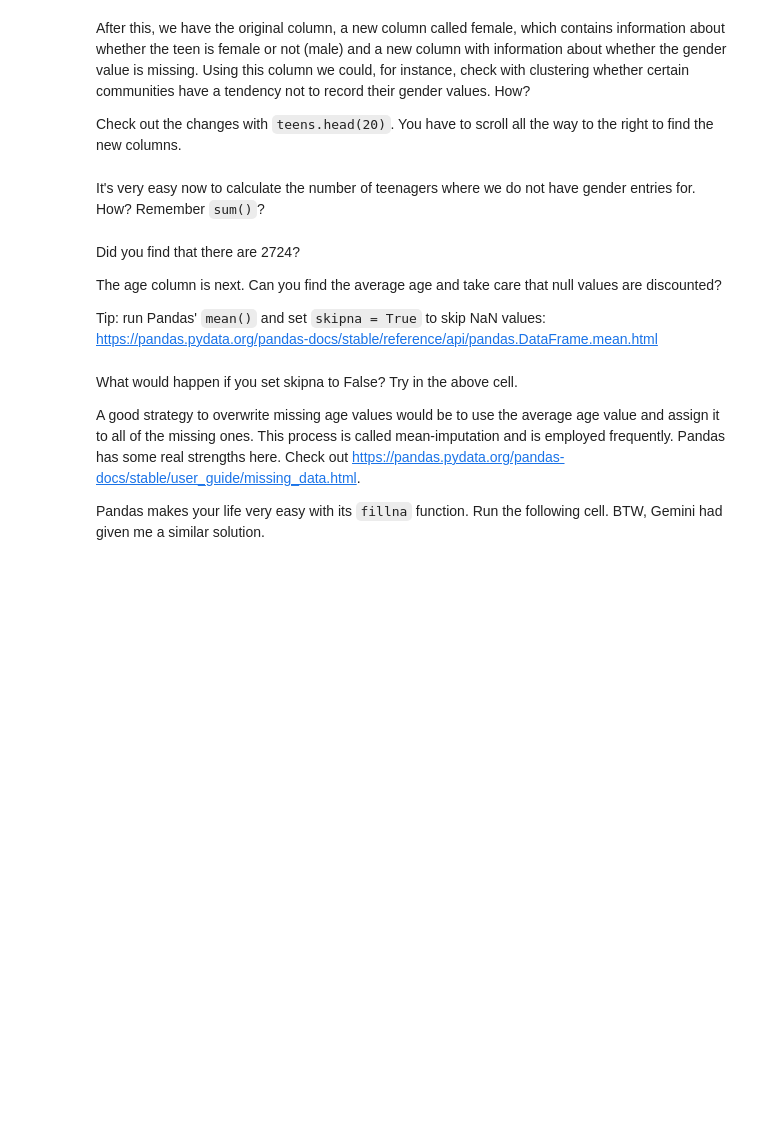
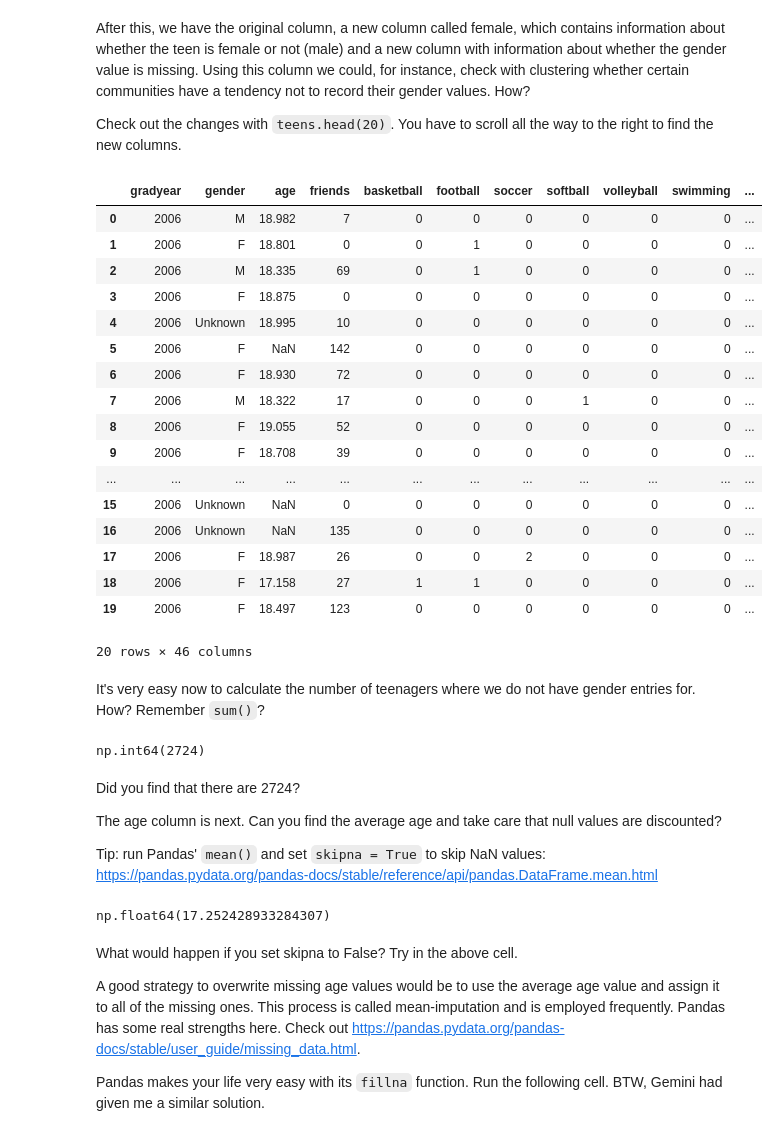
Before and after one commit to onni-Q/lecture_notebooks, a Jupyter notebook: Week3_Lecture.ipynb, the cells around one changed output. Cells and saved outputs as stored; diff of their text form; code cells hidden in the pictures; blank space fills up the shorter version.

````diff
--- a/Week3_Lecture.ipynb
+++ b/Week3_Lecture.ipynb
@@ -502,14 +919,21 @@ The next step in our data-cleaning process is to replace NaN values. One common
 Let's start with the gender and replace null values by creating new columns for male and females. Please note that many datasets assume a binary division of gender, which is wrong. But we are only practicing here.
 
 To this end, we first create a new column to record all the female teenagers. Create a new column 'female' that is set to 1 if the teenager is female and 0 otherwise. Run `teens.loc[(teens['gender'] == 'F') & (teens['gender'].notna()), 'female'] = 1` to set the female column to 1 for females. `notna()` selects all rows that are not NaN. Pandas has many such functions, which you do not all need to remember. This is what you have your favourite chatbot for.
+# %%
+teens.loc[(teens['gender'] == 'F') & (teens['gender'].notna()), 'female'] = 1
 # %% [markdown]
 Can you set the female column to 0 for males? You just need to change one letter ...
+# %%
+teens.loc[(teens['gender'] == 'M') & (teens['gender'].notna()), 'male'] = 1
 # %% [markdown]
 Next we will create another column for the null values in gender we want to call no_gender. Set this to 1 if no gender is recorded and otherwise to 0.
 
 This process is called dummy-coding and is typical to machine learning: https://en.wikipedia.org/wiki/Dummy_variable_(statistics). A dummy variable is a numerical variable used in the analysis to represent subgroups - in our case males, females and others. In research design, a dummy variable is often used to distinguish different groups to address them differently. By creating a separate column per gender entry, we can compute clusters for separate gender communities.
 
 Check out dummy-coding on the web. Can you find easier ways to do this in Pandas? Let's ask Gemini "What is dummy coding and how do I dummy-code teens['gender']".
+# %%
+gender_dummies = pd.get_dummies(teens['gender'], prefix='gender')
+teens = pd.concat([teens, gender_dummies], axis=1)
 # %% [markdown]
 If `pd.get_dummies(teens, columns=['gender'])` is run, it will create `gender_F`, `gender_M` (and potentially `gender_NaN` if `dummy_na=True`). The manual steps create female (1 for F, 0 for M) and no_gender. The approaches are thus slightly different but achieve similar goals. The manual approach requires filling NaNs in the 'female' column for those that are 'no_gender'.
 
@@ -518,18 +942,50 @@ We continue with our own manual approach and run:
 teens.loc[teens['gender'].notna(), 'no_gender'] = 0
 teens.loc[teens['gender'].isna(), 'no_gender'] = 1
 ```
+# %%
+teens.loc[teens['gender'].notna(), 'no_gender'] = 0
+teens.loc[teens['gender'].isna(), 'no_gender'] = 1
 # %% [markdown]
 After this, we have the original column, a new column called female, which contains information about whether the teen is female or not (male) and a new column with information about whether the gender value is missing. Using this column we could, for instance, check with clustering whether certain communities have a tendency not to record their gender values. How?
 
 Check out the changes with `teens.head(20)`. You have to scroll all the way to the right to find the new columns.
+# %%
+teens.head(20)
+# %% [output]
+|  | gradyear | gender | age | friends | basketball | football | soccer | softball | volleyball | swimming | ... |
+| 0 | 2006 | M | 18.982 | 7 | 0 | 0 | 0 | 0 | 0 | 0 | ... |
+| 1 | 2006 | F | 18.801 | 0 | 0 | 1 | 0 | 0 | 0 | 0 | ... |
+| 2 | 2006 | M | 18.335 | 69 | 0 | 1 | 0 | 0 | 0 | 0 | ... |
+| 3 | 2006 | F | 18.875 | 0 | 0 | 0 | 0 | 0 | 0 | 0 | ... |
+| 4 | 2006 | Unknown | 18.995 | 10 | 0 | 0 | 0 | 0 | 0 | 0 | ... |
+| 5 | 2006 | F | NaN | 142 | 0 | 0 | 0 | 0 | 0 | 0 | ... |
+| 6 | 2006 | F | 18.930 | 72 | 0 | 0 | 0 | 0 | 0 | 0 | ... |
+| 7 | 2006 | M | 18.322 | 17 | 0 | 0 | 0 | 1 | 0 | 0 | ... |
+| 8 | 2006 | F | 19.055 | 52 | 0 | 0 | 0 | 0 | 0 | 0 | ... |
+| 9 | 2006 | F | 18.708 | 39 | 0 | 0 | 0 | 0 | 0 | 0 | ... |
+| ... | ... | ... | ... | ... | ... | ... | ... | ... | ... | ... | ... |
+| 15 | 2006 | Unknown | NaN | 0 | 0 | 0 | 0 | 0 | 0 | 0 | ... |
+| 16 | 2006 | Unknown | NaN | 135 | 0 | 0 | 0 | 0 | 0 | 0 | ... |
+| 17 | 2006 | F | 18.987 | 26 | 0 | 0 | 2 | 0 | 0 | 0 | ... |
+| 18 | 2006 | F | 17.158 | 27 | 1 | 1 | 0 | 0 | 0 | 0 | ... |
+| 19 | 2006 | F | 18.497 | 123 | 0 | 0 | 0 | 0 | 0 | 0 | ... |
+20 rows × 46 columns
 # %% [markdown]
 It's very easy now to calculate the number of teenagers where we do not have gender entries for. How? Remember `sum()`?
+# %%
+(teens['gender'] == 'Unknown').sum()
+# %% [output]
+np.int64(2724)
 # %% [markdown]
 Did you find that there are 2724?
 
 The age column is next. Can you find the average age and take care that null values are discounted?
 
 Tip: run Pandas' `mean()` and set `skipna = True` to skip NaN values: https://pandas.pydata.org/pandas-docs/stable/reference/api/pandas.DataFrame.mean.html
+# %%
+teens['age'].mean(skipna=True)
+# %% [output]
+np.float64(17.252428933284307)
 # %% [markdown]
 What would happen if you set skipna to False? Try in the above cell.
 
````
Also changed, not shown: parts of 71 cells of this notebook.
